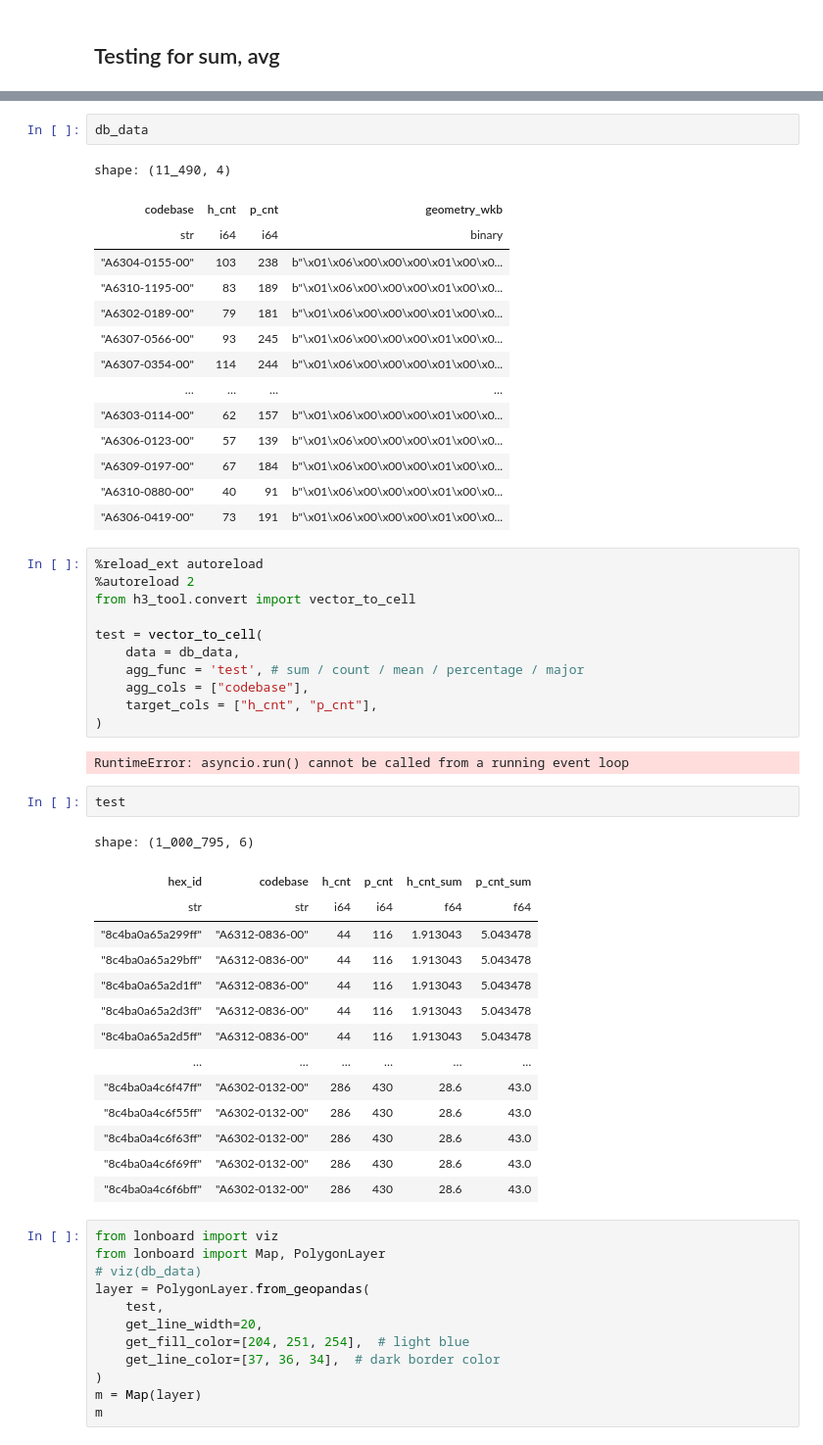
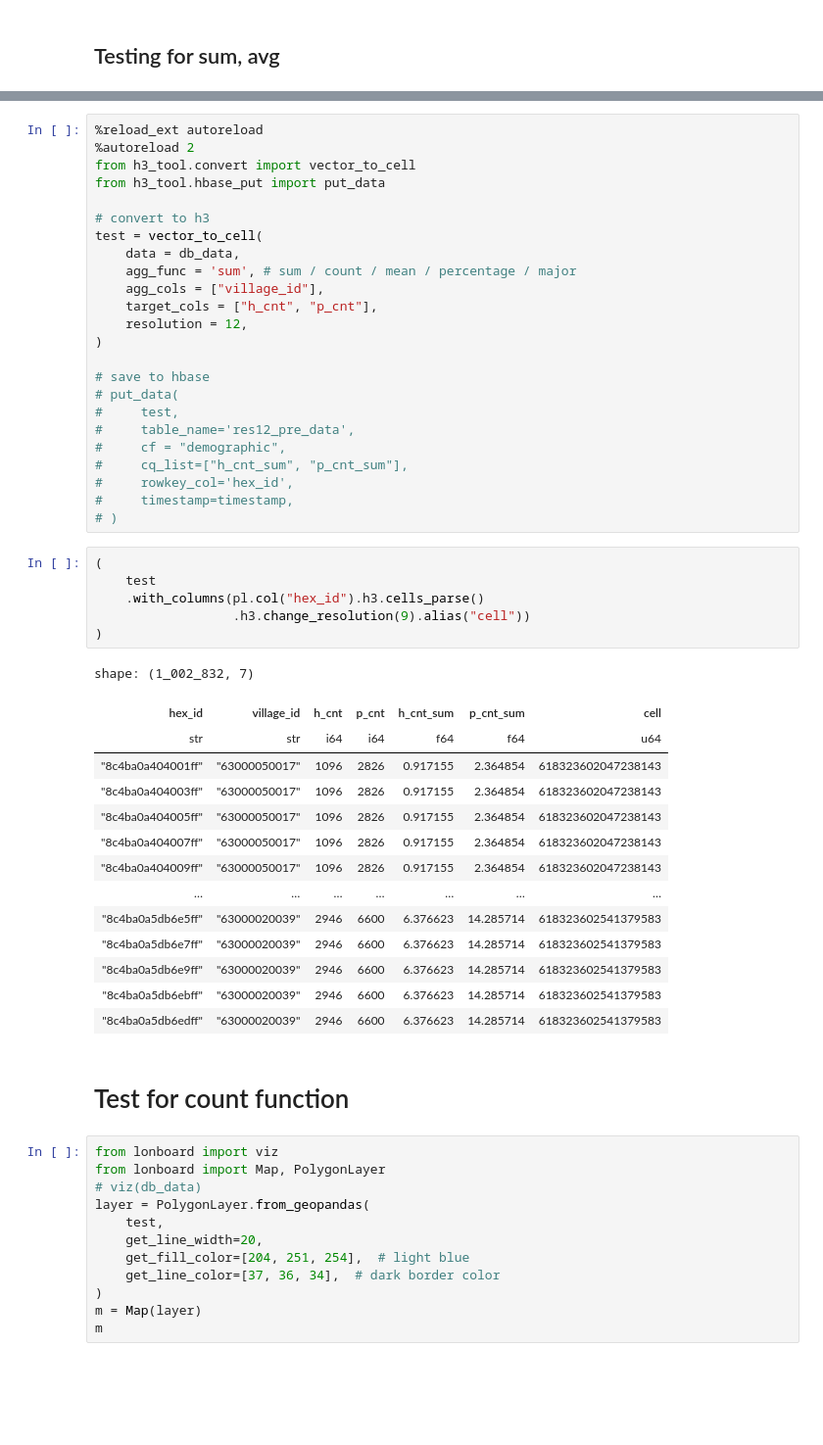
Before and after one commit to CityScience-TaipeiTech/h3_aggregation, a Jupyter notebook: test.ipynb, the cells around one changed output, grey strips where cells are left out. Shown at 98% size. Drawn from its saved outputs; the diff is of its cells as text; blank space fills up the shorter version.

Commit message:
Add: conditionally select the aggregation function and scale up by getting data from hbase

```diff
--- a/test.ipynb
+++ b/test.ipynb
@@ -57,53 +53,53 @@ db_data = pl.read_database_uri(
     engine='connectorx',
 )
 db_data = db_data.unique()
-# %%
-db_data
-# %% [output]
-shape: (11_490, 4)
-| codebase | h_cnt | p_cnt | geometry_wkb |
-| str | i64 | i64 | binary |
-| "A6304-0155-00" | 103 | 238 | b"\x01\x06\x00\x00\x00\x01\x00\x0... |
-| "A6310-1195-00" | 83 | 189 | b"\x01\x06\x00\x00\x00\x01\x00\x0... |
-| "A6302-0189-00" | 79 | 181 | b"\x01\x06\x00\x00\x00\x01\x00\x0... |
-| "A6307-0566-00" | 93 | 245 | b"\x01\x06\x00\x00\x00\x01\x00\x0... |
-| "A6307-0354-00" | 114 | 244 | b"\x01\x06\x00\x00\x00\x01\x00\x0... |
-| … | … | … | … |
-| "A6303-0114-00" | 62 | 157 | b"\x01\x06\x00\x00\x00\x01\x00\x0... |
-| "A6306-0123-00" | 57 | 139 | b"\x01\x06\x00\x00\x00\x01\x00\x0... |
-| "A6309-0197-00" | 67 | 184 | b"\x01\x06\x00\x00\x00\x01\x00\x0... |
-| "A6310-0880-00" | 40 | 91 | b"\x01\x06\x00\x00\x00\x01\x00\x0... |
-| "A6306-0419-00" | 73 | 191 | b"\x01\x06\x00\x00\x00\x01\x00\x0... |
 # %%
 %reload_ext autoreload
 %autoreload 2
 from h3_tool.convert import vector_to_cell
+from h3_tool.hbase_put import put_data
 
+# convert to h3
 test = vector_to_cell(
     data = db_data,
-    agg_func = 'test', # sum / count / mean / percentage / major
-    agg_cols = ["codebase"],
+    agg_func = 'sum', # sum / count / mean / percentage / major
+    agg_cols = ["village_id"],
     target_cols = ["h_cnt", "p_cnt"],
+    resolution = 12,
 )
+
+# save to hbase
+# put_data(
+#     test,
+#     table_name='res12_pre_data',
+#     cf = "demographic",
+#     cq_list=["h_cnt_sum", "p_cnt_sum"],
+#     rowkey_col='hex_id',
+#     timestamp=timestamp,
+# )
-# %% [output]
-RuntimeError: asyncio.run() cannot be called from a running event loop
-# %%
-test
-# %% [output]
-shape: (1_000_795, 6)
-| hex_id | codebase | h_cnt | p_cnt | h_cnt_sum | p_cnt_sum |
-| str | str | i64 | i64 | f64 | f64 |
-| "8c4ba0a65a299ff" | "A6312-0836-00" | 44 | 116 | 1.913043 | 5.043478 |
-| "8c4ba0a65a29bff" | "A6312-0836-00" | 44 | 116 | 1.913043 | 5.043478 |
-| "8c4ba0a65a2d1ff" | "A6312-0836-00" | 44 | 116 | 1.913043 | 5.043478 |
-| "8c4ba0a65a2d3ff" | "A6312-0836-00" | 44 | 116 | 1.913043 | 5.043478 |
-| "8c4ba0a65a2d5ff" | "A6312-0836-00" | 44 | 116 | 1.913043 | 5.043478 |
-| … | … | … | … | … | … |
-| "8c4ba0a4c6f47ff" | "A6302-0132-00" | 286 | 430 | 28.6 | 43.0 |
-| "8c4ba0a4c6f55ff" | "A6302-0132-00" | 286 | 430 | 28.6 | 43.0 |
-| "8c4ba0a4c6f63ff" | "A6302-0132-00" | 286 | 430 | 28.6 | 43.0 |
-| "8c4ba0a4c6f69ff" | "A6302-0132-00" | 286 | 430 | 28.6 | 43.0 |
-| "8c4ba0a4c6f6bff" | "A6302-0132-00" | 286 | 430 | 28.6 | 43.0 |
+# %%
+(
+    test
+    .with_columns(pl.col("hex_id").h3.cells_parse()
+                  .h3.change_resolution(9).alias("cell"))
+)
+# %% [output]
+shape: (1_002_832, 7)
+| hex_id | village_id | h_cnt | p_cnt | h_cnt_sum | p_cnt_sum | cell |
+| str | str | i64 | i64 | f64 | f64 | u64 |
+| "8c4ba0a404001ff" | "63000050017" | 1096 | 2826 | 0.917155 | 2.364854 | 618323602047238143 |
+| "8c4ba0a404003ff" | "63000050017" | 1096 | 2826 | 0.917155 | 2.364854 | 618323602047238143 |
+| "8c4ba0a404005ff" | "63000050017" | 1096 | 2826 | 0.917155 | 2.364854 | 618323602047238143 |
+| "8c4ba0a404007ff" | "63000050017" | 1096 | 2826 | 0.917155 | 2.364854 | 618323602047238143 |
+| "8c4ba0a404009ff" | "63000050017" | 1096 | 2826 | 0.917155 | 2.364854 | 618323602047238143 |
+| … | … | … | … | … | … | … |
+| "8c4ba0a5db6e5ff" | "63000020039" | 2946 | 6600 | 6.376623 | 14.285714 | 618323602541379583 |
+| "8c4ba0a5db6e7ff" | "63000020039" | 2946 | 6600 | 6.376623 | 14.285714 | 618323602541379583 |
+| "8c4ba0a5db6e9ff" | "63000020039" | 2946 | 6600 | 6.376623 | 14.285714 | 618323602541379583 |
+| "8c4ba0a5db6ebff" | "63000020039" | 2946 | 6600 | 6.376623 | 14.285714 | 618323602541379583 |
+| "8c4ba0a5db6edff" | "63000020039" | 2946 | 6600 | 6.376623 | 14.285714 | 618323602541379583 |
+# %% [markdown]
+# Test for count function
 # %%
 from lonboard import viz
 from lonboard import Map, PolygonLayer
```
Also changed, not shown: parts of 5 cells of this notebook, 7 other files.
